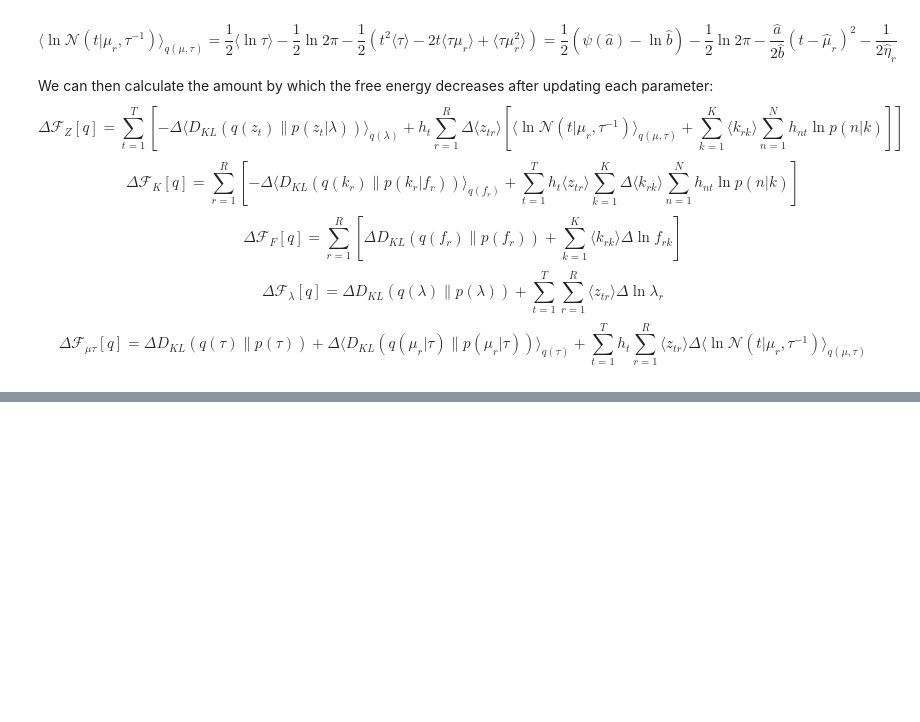
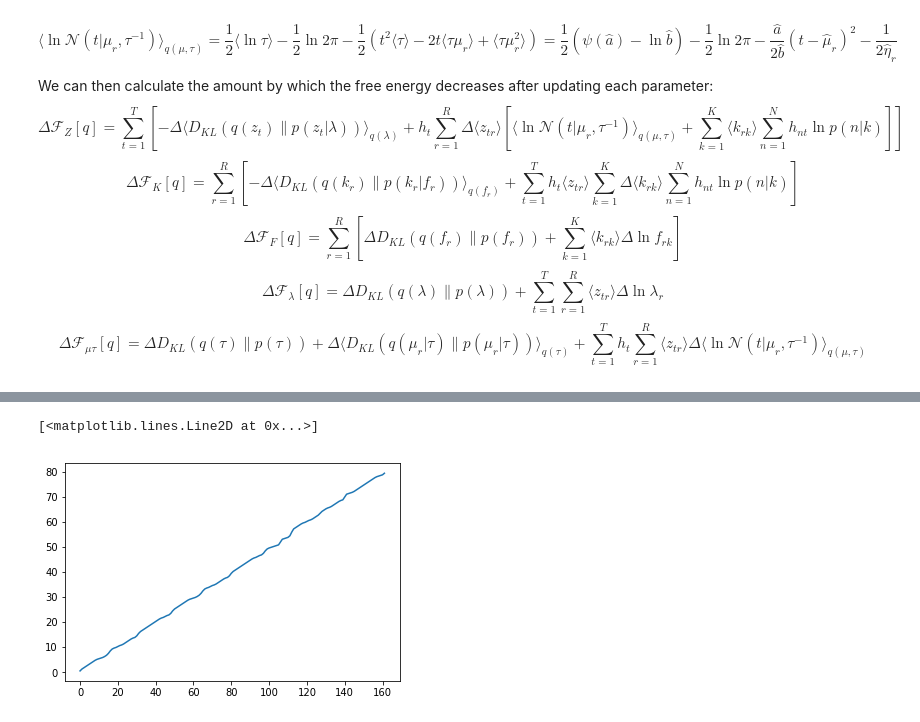
Before and after one commit to meagtan/harmonizer, a Jupyter notebook: modulation.ipynb, the cells around one changed output, grey strips where cells are left out. Drawn from its saved outputs; the diff is of its cells as text; code cells hidden in the pictures; blank space fills up the shorter version.

```diff
--- a/modulation.ipynb
+++ b/modulation.ipynb
@@ -197,0 +238,5 @@ def histtodict(h, i = 0):
+# %%
+plt.plot(t1)
+# %% [output]
+[<matplotlib.lines.Line2D at 0x...>]
+[figure, added]
```
Also changed, not shown: parts of 42 cells of this notebook, 1 other file.
